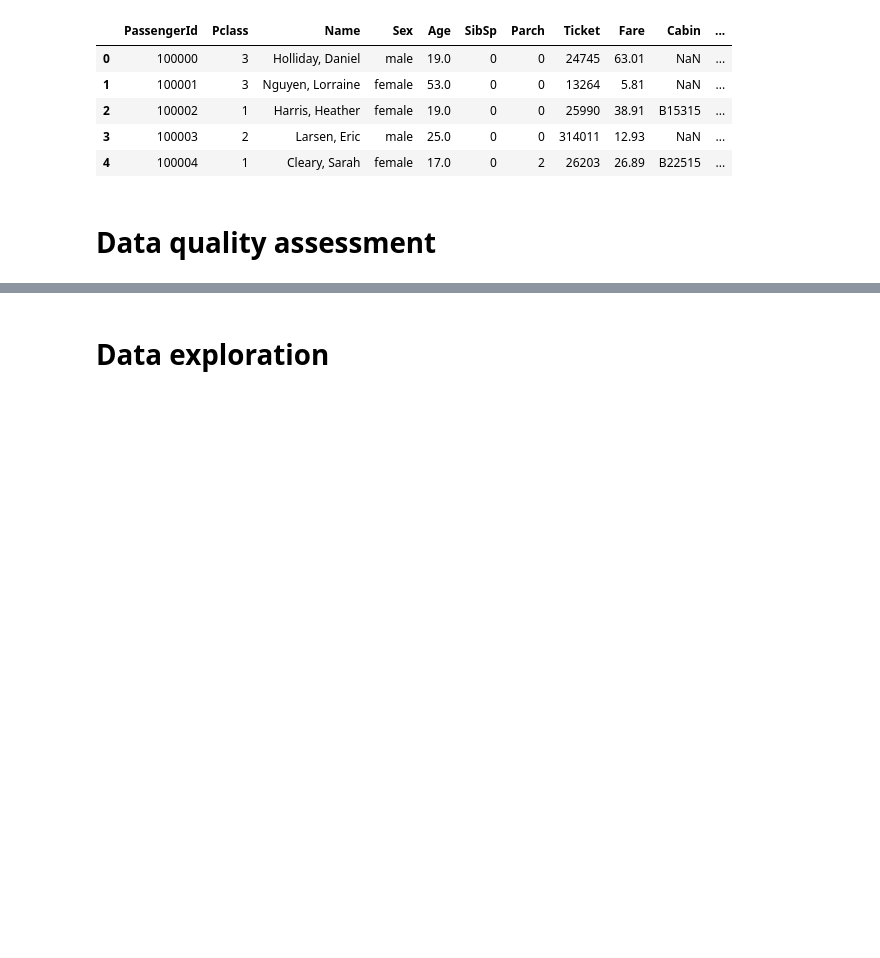
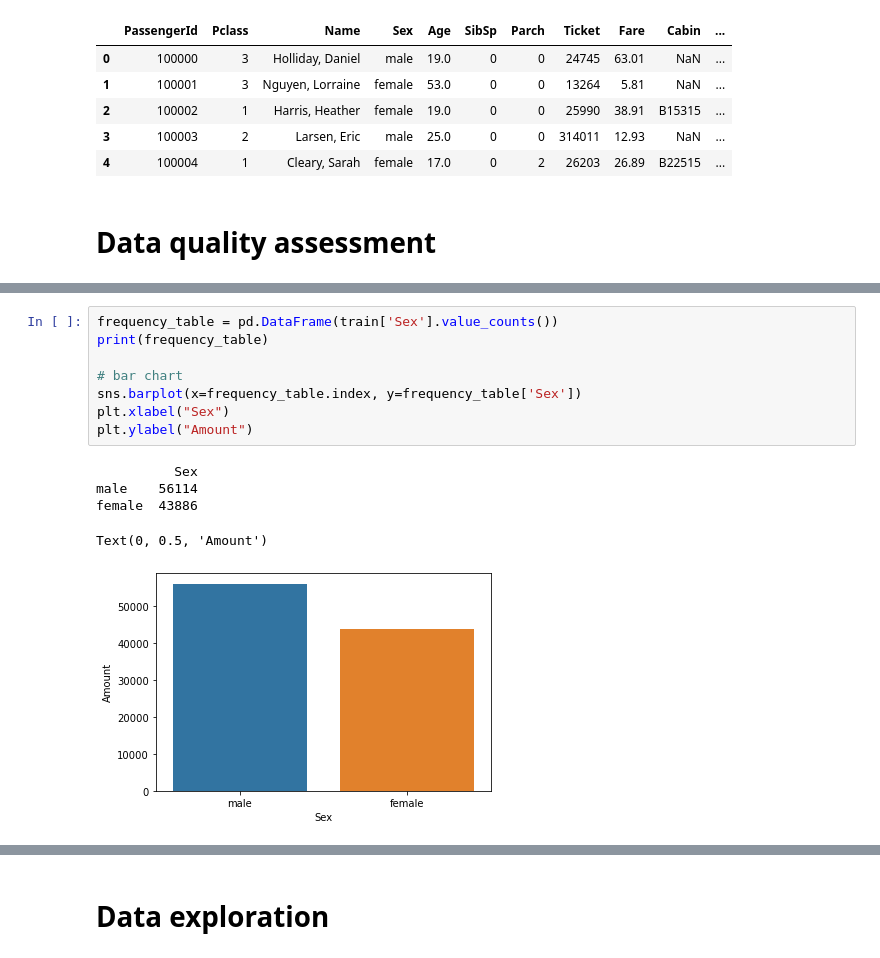
Before and after one commit to oduginov/ml-intro, a Jupyter notebook: 2_data_exploration/eda.ipynb, the cells around one changed output, grey strips where cells are left out. Saved outputs shown, nothing was run; the diff lists cells and outputs as text; blank space fills up the shorter version.

```diff
--- a/2_data_exploration/eda.ipynb
+++ b/2_data_exploration/eda.ipynb
@@ -59,0 +153,14 @@ Missing values in test dataset: 79909
+# %%
+frequency_table = pd.DataFrame(train['Sex'].value_counts())
+print(frequency_table)
+
+# bar chart
+sns.barplot(x=frequency_table.index, y=frequency_table['Sex'])
+plt.xlabel("Sex")
+plt.ylabel("Amount")
+# %% [output]
+          Sex
+male    56114
+female  43886
+Text(0, 0.5, 'Amount')
+[figure, added]
```
Also changed, not shown: parts of 37 cells of this notebook.
